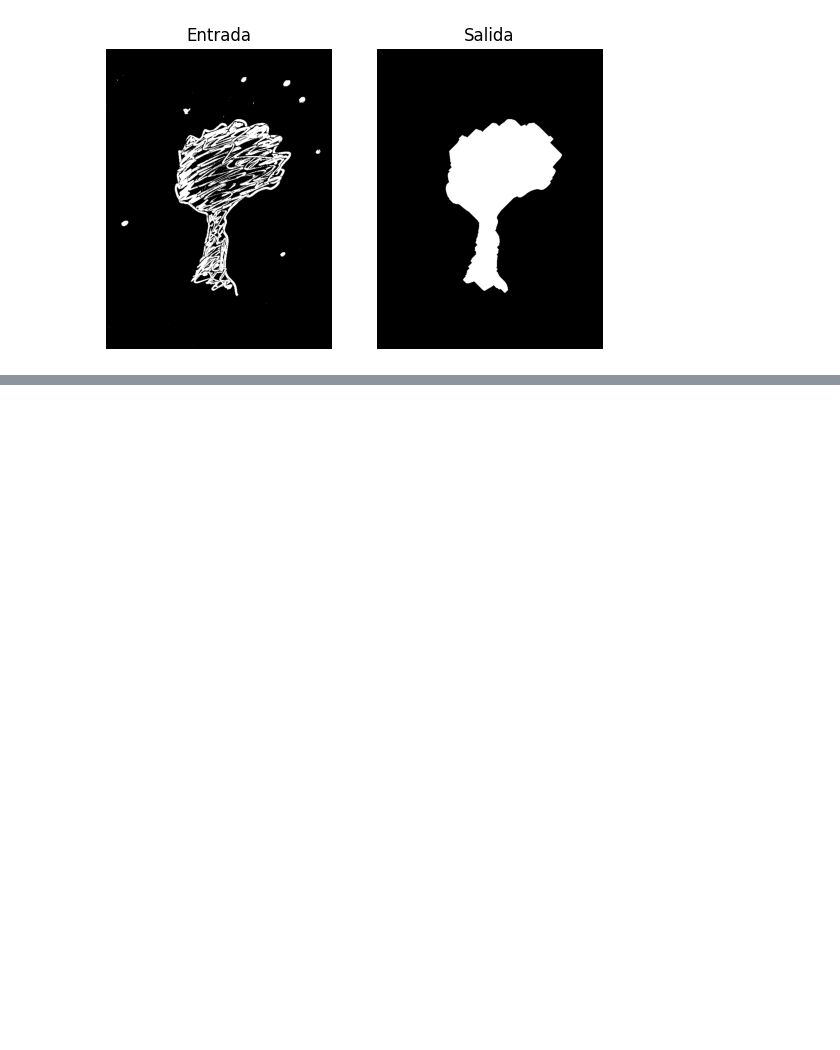
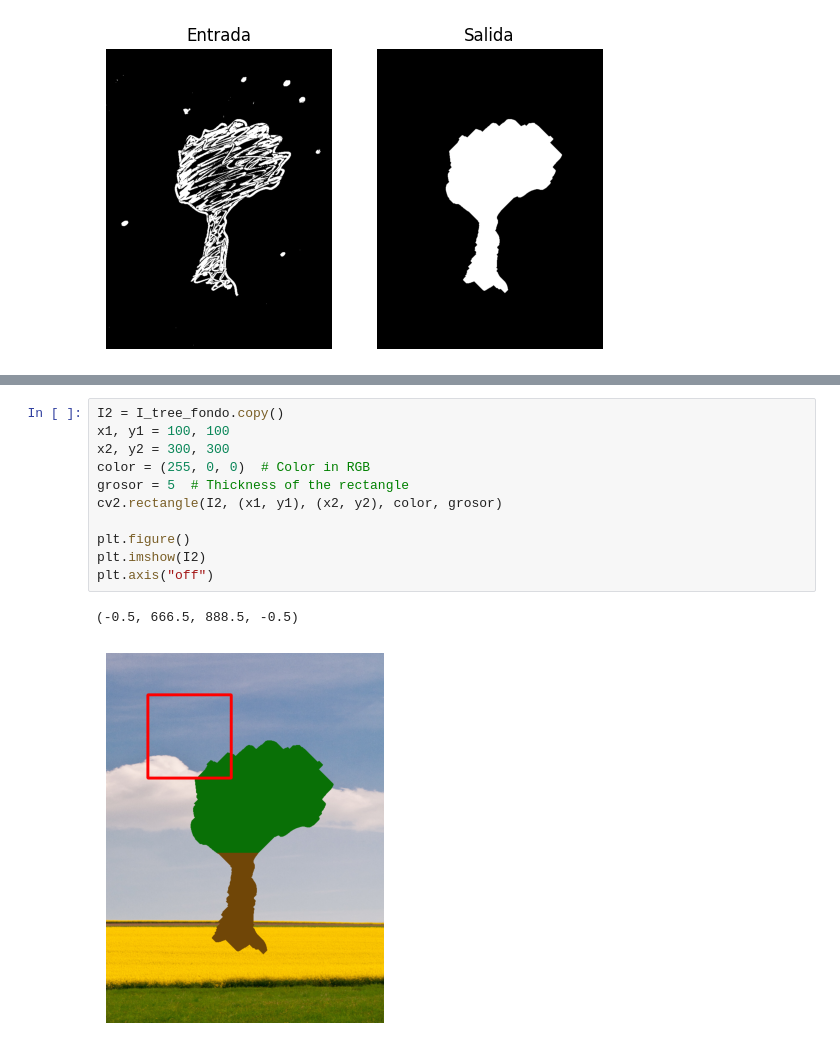
Before and after one commit to vc-2026-ii/vc_convolucion_clase, a Jupyter notebook: cuaderno_op_morf.ipynb, the cells around one changed output, grey strips where cells are left out. Cells and saved outputs as stored; diff of their text form; blank space fills up the shorter version.

```diff
--- a/cuaderno_op_morf.ipynb
+++ b/cuaderno_op_morf.ipynb
@@ -75,0 +128,14 @@ Text(0.5, 1.0, 'Salida')
+# %%
+I2 = I_tree_fondo.copy()
+x1, y1 = 100, 100
+x2, y2 = 300, 300
+color = (255, 0, 0)  # Color in RGB
+grosor = 5  # Thickness of the rectangle
+cv2.rectangle(I2, (x1, y1), (x2, y2), color, grosor)
+
+plt.figure()
+plt.imshow(I2)
+plt.axis("off")
+# %% [output]
+(-0.5, 666.5, 888.5, -0.5)
+[figure, added]
```
Also changed, not shown: parts of 6 cells of this notebook, 1 other file.
